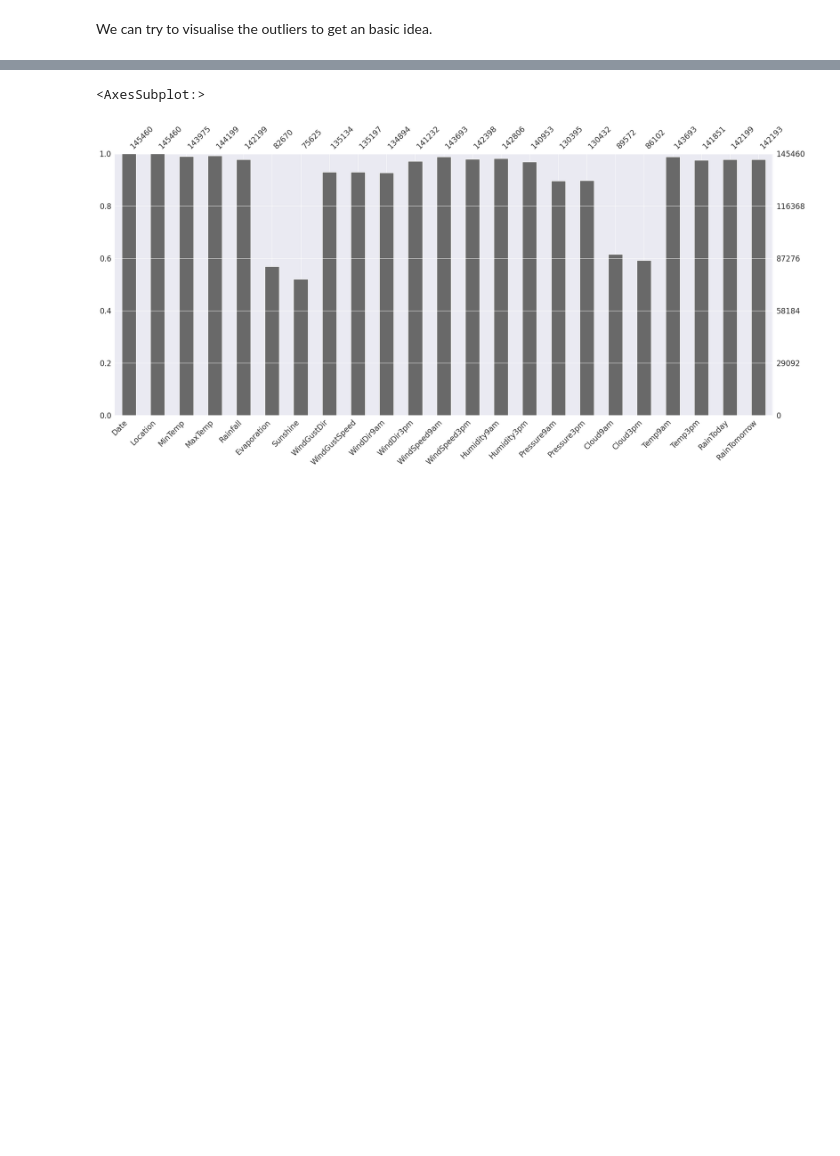
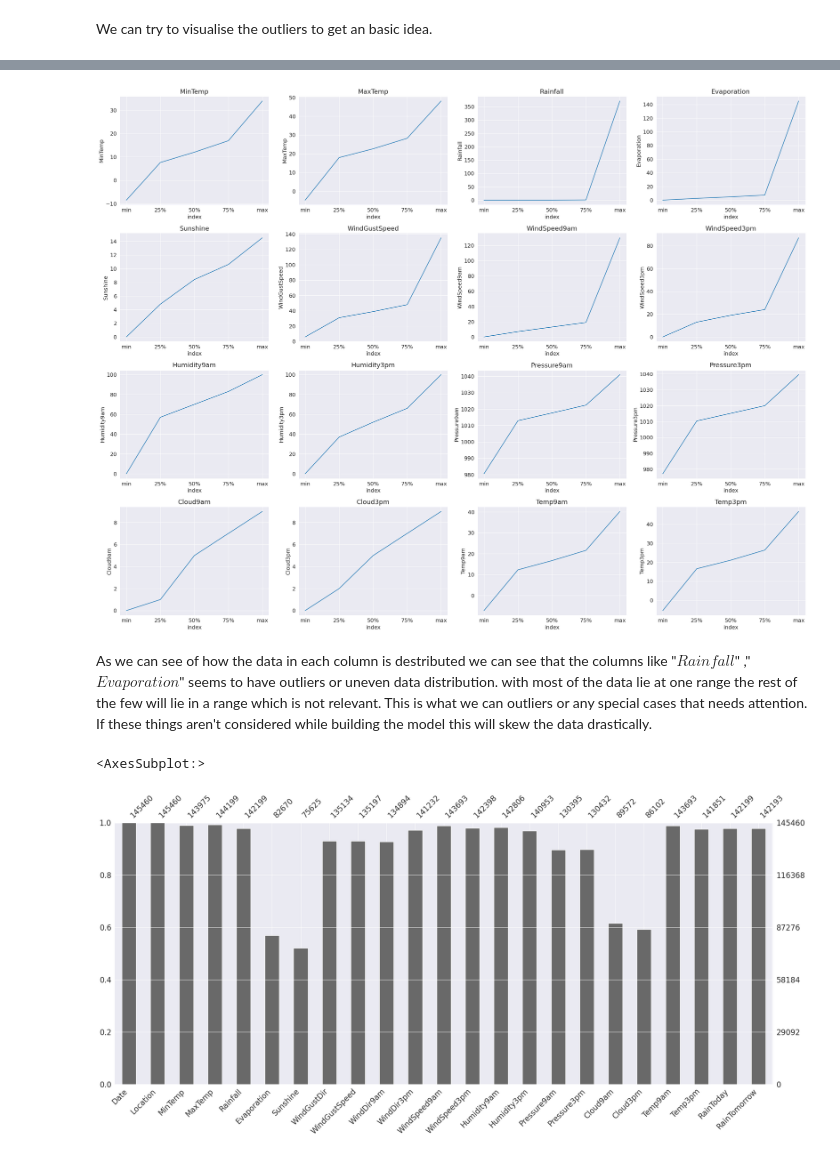
Before and after one commit to sridharstreaks/My-Kaggle-Projects, a Jupyter notebook: decision-trees-intution-model-building.ipynb, the cells around one changed output, grey strips where cells are left out. Saved outputs shown, nothing was run; the diff lists cells and outputs as text; code cells hidden in the pictures; blank space fills up the shorter version.

Commit message:
Kaggle Notebook | Decision Trees Intution & Model Building | Version 4

```diff
--- a/decision-trees-intution-model-building.ipynb
+++ b/decision-trees-intution-model-building.ipynb
@@ -124,13 +113,34 @@ describe_num_df
-# %%
-""""describe_num_df = raw_df.describe(include=['int64','float64'])
-describe_num_df.reset_index(inplace=True)
-# To remove any variable from plot
-describe_num_df = describe_num_df[describe_num_df['index'] != 'count']
-for i in describe_num_df.columns:
-  if i in ['index']:
-    continue
-  sns.lineplot(x="index", y=i, data=describe_num_df)
-  plt.show()"""
+# %%
+import matplotlib.pyplot as plt   #u can ignore this code and skip this step this is just to visualise the data distribution.
+import seaborn as sns
+
+# Compute summary statistics for numeric columns
+describe_num_df = raw_df.describe(include=['int64','float64'])
+describe_num_df.reset_index(inplace=True)
+# To remove any variable from plot
+describe_num_df = describe_num_df[describe_num_df['index'] != 'count']
+# To remove 'mean' and 'std' from index
+describe_num_df = describe_num_df[~describe_num_df['index'].isin(['mean', 'std'])]
+
+
+# Create a grid of subplots
+fig, axes = plt.subplots(nrows=4
+                         , ncols=4, figsize=(26, 20))
+
+# Plot each numeric column on a separate subplot
+for i, ax in zip(describe_num_df.columns[1:], axes.flatten()):
+    sns.lineplot(x="index", y=i, data=describe_num_df, ax=ax)
+    ax.set_title(i)
+
+# Adjust the layout of the subplots
+plt.tight_layout()
+
+# Show the plot
+plt.show()
+# %% [output]
+[figure, added]
+# %% [markdown]
+As we can see of how the data in each column is destributed we can see that the columns like "$Rainfall$" ,"$Evaporation$" seems to have outliers or uneven data distribution. with most of the data lie at one range the rest of the few will lie in a range which is not relevant. This is what we can outliers or any special cases that needs attention. If these things aren't considered while building the model this will skew the data drastically.
 # %%
 #We can also easily visualise the missing values using `missingno` package
 import missingno as msno
```
Also changed, not shown: parts of 211 cells of this notebook.
